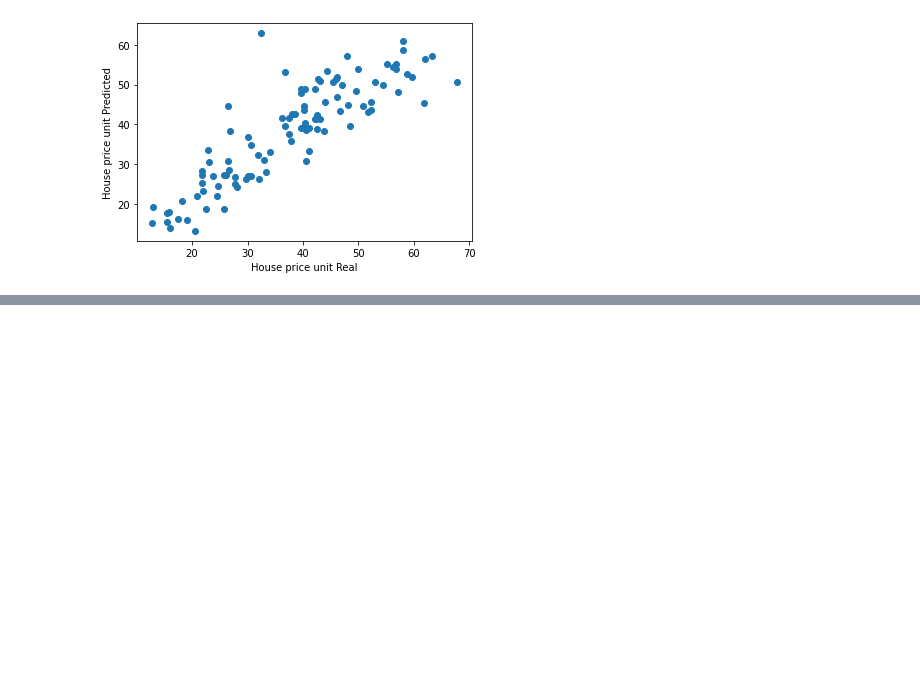
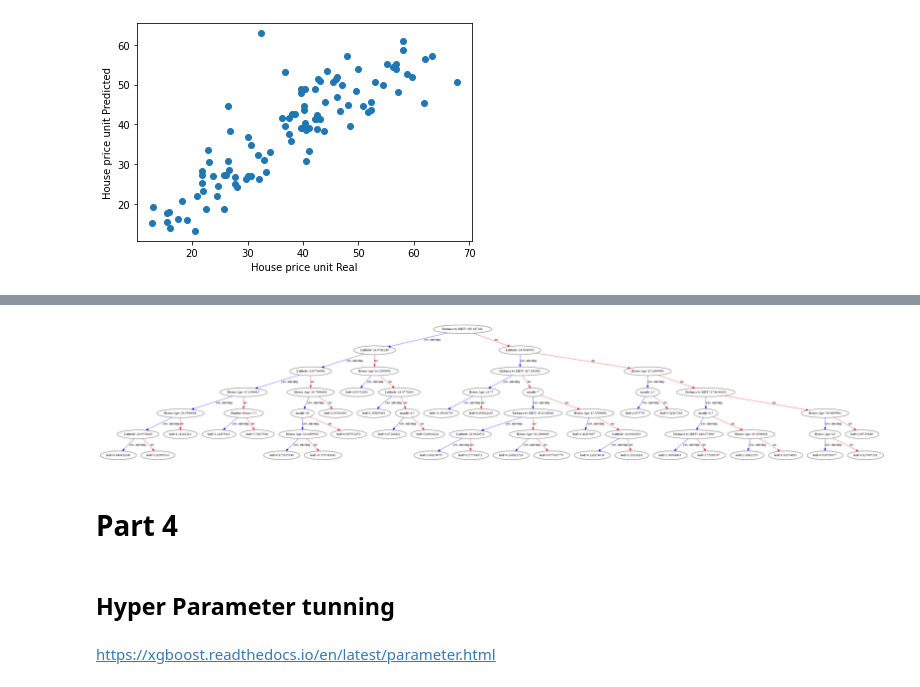
Before and after one commit to raulvalerio/supervised-learning-in-python, a Jupyter notebook: Easy XGBoost regression.ipynb, the cells around one changed output, grey strips where cells are left out. Saved outputs shown, nothing was run; the diff lists cells and outputs as text; code cells hidden in the pictures; blank space fills up the shorter version.

```diff
--- a/Easy XGBoost regression.ipynb
+++ b/Easy XGBoost regression.ipynb
@@ -406,0 +697,18 @@ exp_reg = setup(data, target='House Price Unit')
+# %%
+#from xgboost import plot_tree
+
+fig, ax = plt.subplots(figsize=(30, 30))
+
+xgb.plot_tree(model, num_trees=4, ax=ax)
+
+plt.show()
+
+# plt.savefig("temp.pdf") # in case you want to save it
+# %% [output]
+[figure, added]
+# %% [markdown]
+# Part 4
+# %% [markdown]
+## Hyper Parameter tunning
+# %% [markdown]
+https://xgboost.readthedocs.io/en/latest/parameter.html
```
Also changed, not shown: parts of 71 cells of this notebook.
